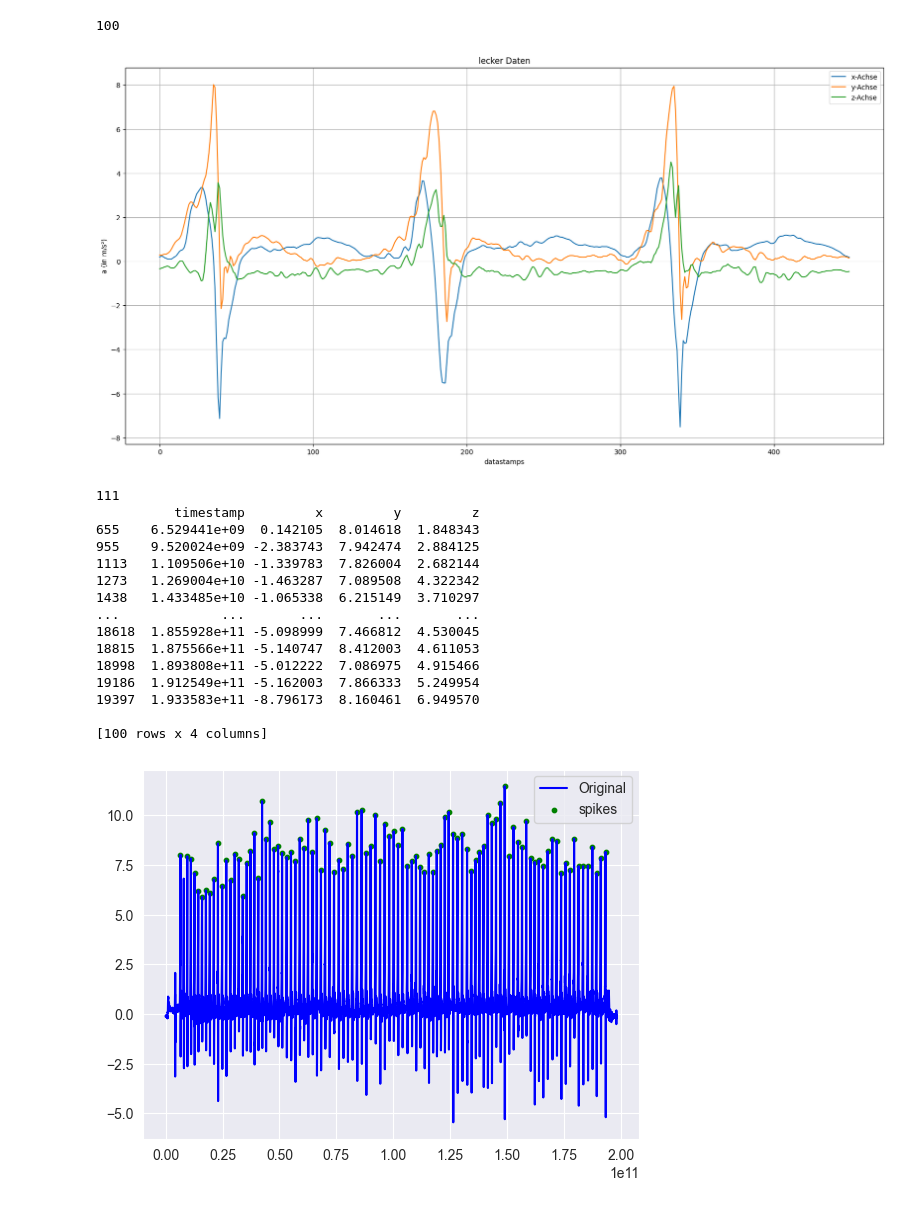
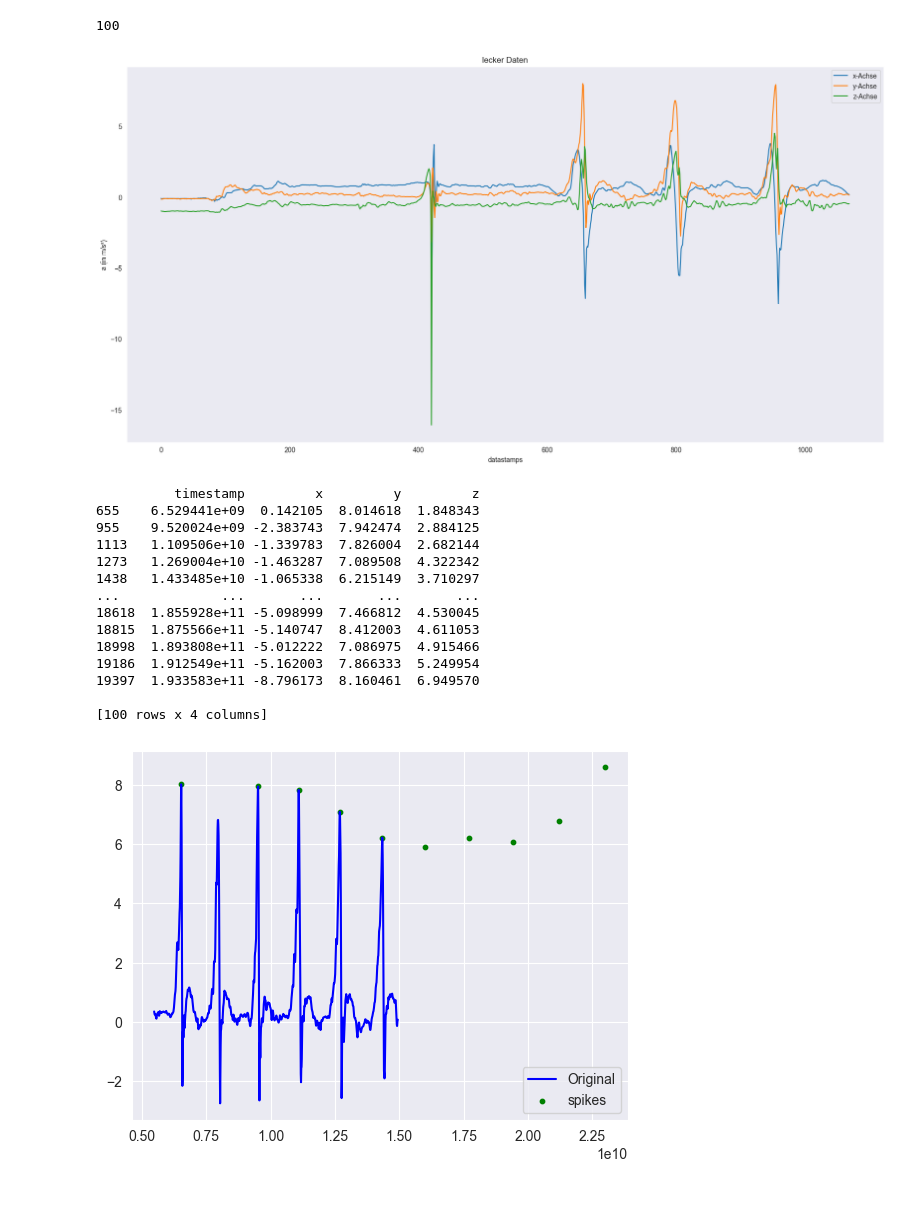
Before and after one commit to lalul335/Boxschlag-Klassifikation, a Jupyter notebook: test_2.ipynb, the cells around one changed output. Drawn from its saved outputs; the diff is of its cells as text; code cells hidden in the pictures.

```diff
--- a/test_2.ipynb
+++ b/test_2.ipynb
@@ -210,41 +186,41 @@ print(len(x[0]))
 # %% [output]
 100
 # %%
-plot_ds(data_Kinn_Acc[620:1070])
+plot_ds(data_Kinn_Acc[0:1070])
 # %% [output]
-[figure, old version]
+[figure, new version]
 # %%
 #Spielwiese1
 #complete the function auto_labeling in the following way: the function should save the peak points of the x axis in a list.
-spikes = find_spikes(data_Kinn_Acc,5.5,100)
-ds_e = data_Kinn_Acc
+p = scipy.signal.find_peaks(data_Kinn_Acc['y'], height=5.5, distance=150)
+spikes = data_Kinn_Acc.iloc[p[0]]
+ds_e = data_Kinn_Acc[550:1500]
 print(spikes)
-spikes_small = spikes
+spikes_small = spikes[0:10]
 #f_x = interpolate_dataset_1(ds_e)
 #timestamps = np.linspace(ds_e['timestamp'].min(), ds_e['timestamp'].max(), len(ds_e))
 #interpolated_values = f_x(timestamps)
 plt.plot(ds_e['timestamp'], ds_e['y'], "blue", label="Original")
 plt.scatter(spikes_small['timestamp'], spikes_small['y'], 10, "green", label="spikes")
 #plt.plot(ds_e['timestamp'], interpolated_values, "red", label="Interpolated")
 plt.legend()
 plt.show()
 # %% [output]
-111
           timestamp         x         y         z
 655    6.529441e+09  0.142105  8.014618  1.848343
 955    9.520024e+09 -2.383743  7.942474  2.884125
 1113   1.109506e+10 -1.339783  7.826004  2.682144
 1273   1.269004e+10 -1.463287  7.089508  4.322342
 1438   1.433485e+10 -1.065338  6.215149  3.710297
 ...             ...       ...       ...       ...
 18618  1.855928e+11 -5.098999  7.466812  4.530045
 18815  1.875566e+11 -5.140747  8.412003  4.611053
 18998  1.893808e+11 -5.012222  7.086975  4.915466
 19186  1.912549e+11 -5.162003  7.866333  5.249954
 19397  1.933583e+11 -8.796173  8.160461  6.949570
 
 [100 rows x 4 columns]
-[figure, old version]
+[figure, new version]
 # %%
 #Spielwiese2
 print(ds)
```
Also changed, not shown: parts of 7 cells of this notebook, 4 other files.
